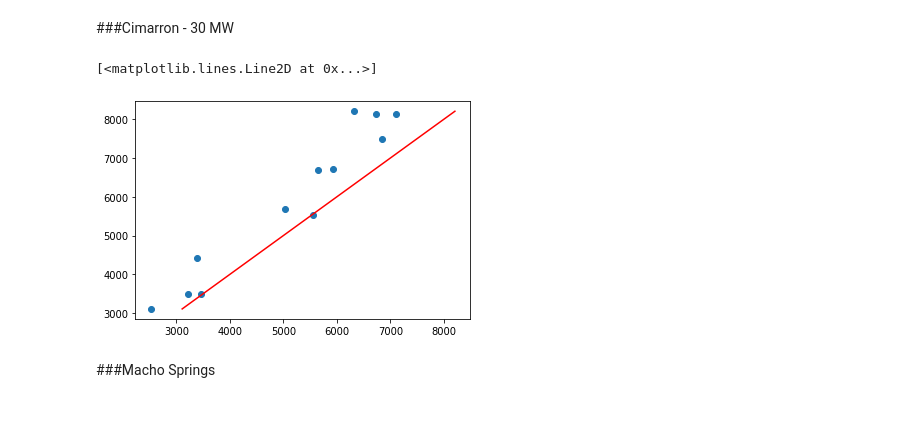
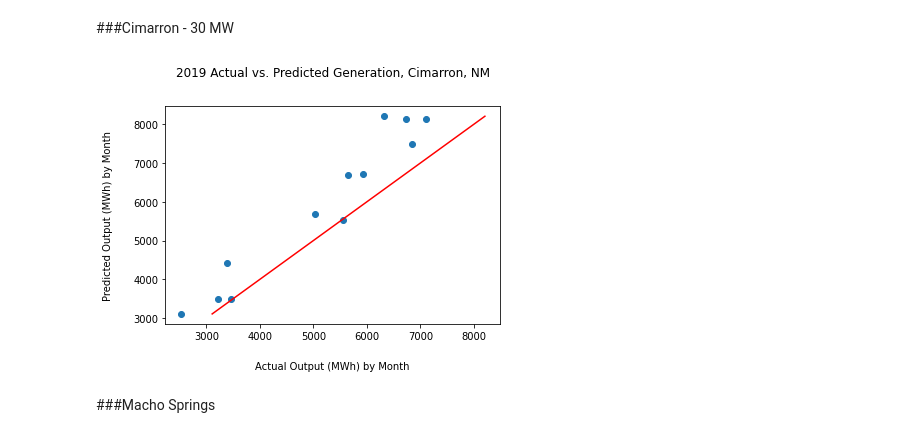
Before and after one commit to kengustafson/DD-DataScience, a Jupyter notebook: Copy_of_Capstone_Project_Cohort_4.ipynb, the cells around one changed output. Saved outputs shown, nothing was run; the diff lists cells and outputs as text; code cells hidden in the pictures.

```diff
--- a/Copy_of_Capstone_Project_Cohort_4.ipynb
+++ b/Copy_of_Capstone_Project_Cohort_4.ipynb
@@ -460,10 +495,12 @@ monthly_solar_actual[['Month', 'Year']] = monthly_solar_actual['Month'].str.spli
 act_solar_cimarron = monthly_solar_actual[monthly_solar_actual['Year']=='2019']['Cimmaron PV MWH'].sort_index(ascending=False).reset_index(drop=True)
 # %%
 plt.scatter(act_solar_cimarron, pred_solar_cimarron['MW'])
-plt.plot([min(pred_solar_cimarron['MW']), max(pred_solar_cimarron['MW'])], [min(pred_solar_cimarron['MW']), max(pred_solar_cimarron['MW'])], color='red')
+plt.title(label='2019 Actual vs. Predicted Generation, Cimarron, NM', pad=30)
+plt.xlabel('Actual Output (MWh) by Month', labelpad=20)
+plt.ylabel('Predicted Output (MWh) by Month', labelpad=20)
+plt.plot([min(pred_solar_cimarron['MW']), max(pred_solar_cimarron['MW'])], [min(pred_solar_cimarron['MW']), max(pred_solar_cimarron['MW'])], color='red');
 # %% [output]
-[<matplotlib.lines.Line2D at 0x...>]
-[figure, old version]
+[figure, new version]
 # %% [markdown]
 ###Macho Springs
 # %%
```
Also changed, not shown: parts of 7 cells of this notebook.
